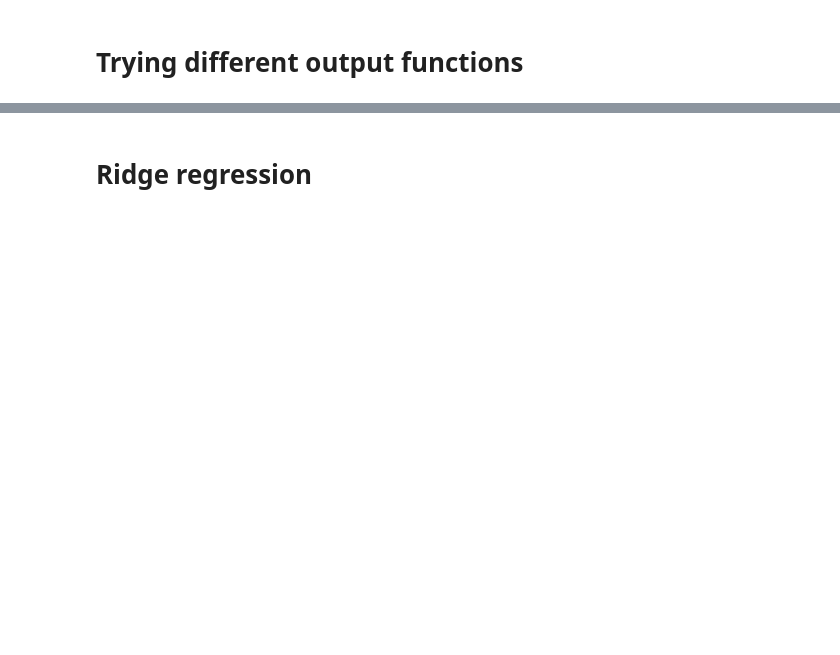
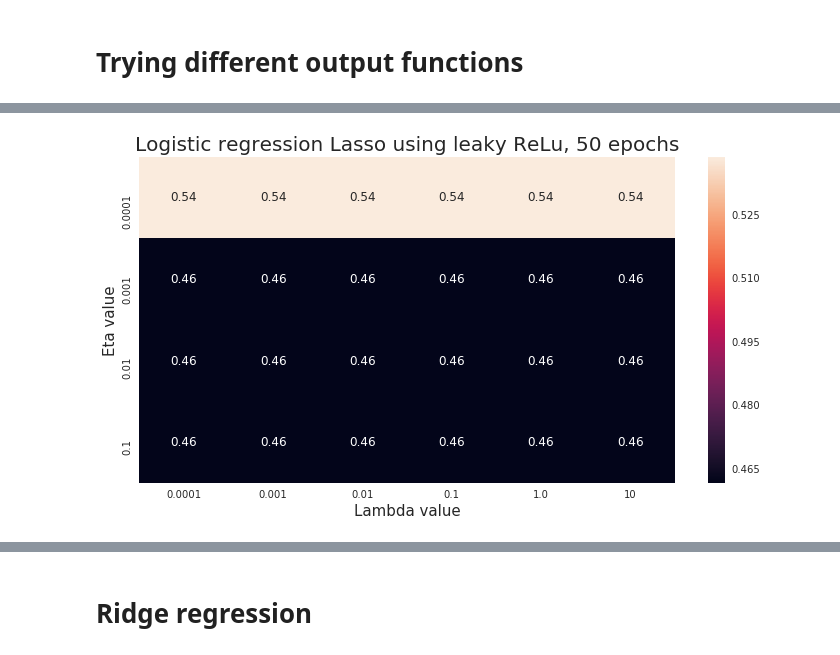
Before and after one commit to hannasv/project2, a Jupyter notebook: Project2_c.ipynb, the cells around one changed output, grey strips where cells are left out. Drawn from its saved outputs; the diff is of its cells as text; code cells hidden in the pictures; blank space fills up the shorter version.

```diff
--- a/Project2_c.ipynb
+++ b/Project2_c.ipynb
@@ -140,3 +183,27 @@ plt.xlabel("Epoch", fontsize = 15)
 plt.ylabel("Cost", fontsize = 15)
 plt.legend()
 plt.savefig("costfunc_lasso_sigmoid_epochs100.png")"""
+# %%
+eta = [0.0001, 0.001, 0.01, 0.1]
+lmd = [0]
+
+results = []
+epoch_costs = []
+
+for e in eta:
+    for l in lmd:
+        a = LogisticRegression(eta = e,
+                               random_state = 0,
+                               shuffle = True,
+                               batch_size = 10,
+                               epochs=50,
+                               penalty = "l1",
+                               lmd = l,
+                               key = "sigmoid")
+
+        log = a.fit(X_train, y_train)
+        epoch_costs.append(log.epochCost)
+        score = log.predict(X_test)
+        acc = np.sum(score == y_test)/len(score)
+        results.append(acc)
+        print(acc)
@@ -156,10 +228,9 @@ for e in eta:
                                random_state = 0,
                                shuffle = True,
                                batch_size = 10,
-                               epochs=10,
+                               epochs=50,
                                penalty = "l1",
                                lmd = l,
-                               tolerance=1e-14,
                                key = "LReLu",
                                alpha = 0.0001)
 
@@ -167,5 +238,5 @@ for e in eta:
         epoch_costs.append(log.epochCost)
         score = log.predict(X_test)
         acc = np.sum(score == y_test)/len(score)
-        #print("lmd: " + str(l) + "  eta: " + str(e) + " accuracy  " + str(acc))
+        print("lmd: " + str(l) + "  eta: " + str(e) + " accuracy  " + str(acc))
         results.append(acc)
@@ -172,10 +268,12 @@ for e in eta:
 # %%
 m = np.array(results).reshape((len(eta), len(lmd)))
 
 plt.figure(figsize=(12,6))
 ax = sns.heatmap(m, annot = True, xticklabels=lmd, yticklabels=eta)
-ax.set_title("Logistic regression Lasso using leaky ReLu", fontsize = 20)
+ax.set_title("Logistic regression Lasso using leaky ReLu, 50 epochs", fontsize = 20)
 ax.set_xlabel("Lambda value", fontsize = 15)
 ax.set_ylabel("Eta value", fontsize = 15) #
-#plt.savefig("./results/figures/Logisticregression_Lasso_LRELU_1.png")
+plt.savefig("./results/figures/Logisticregression_Lasso_LRELU_50.png")
+# %% [output]
+[figure, added]
 # %%
```
Also changed, not shown: parts of 20 cells of this notebook, 5 other files.
